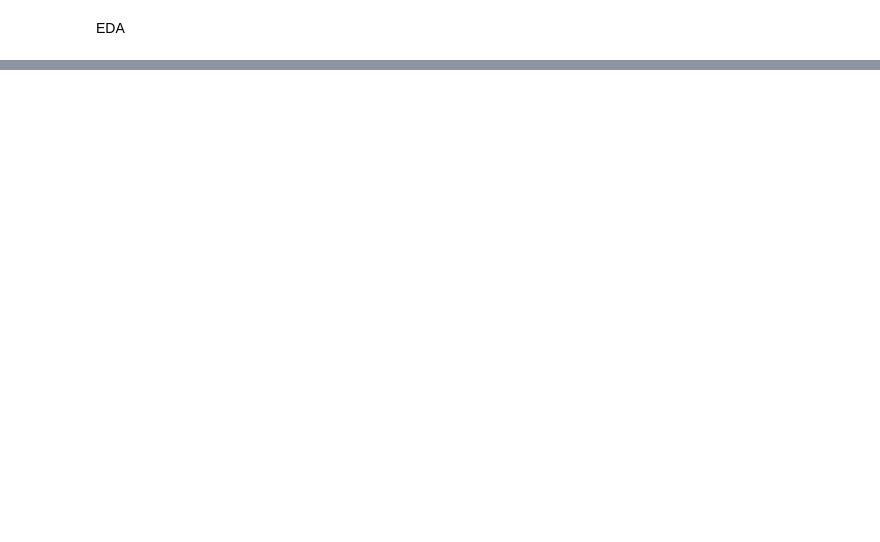
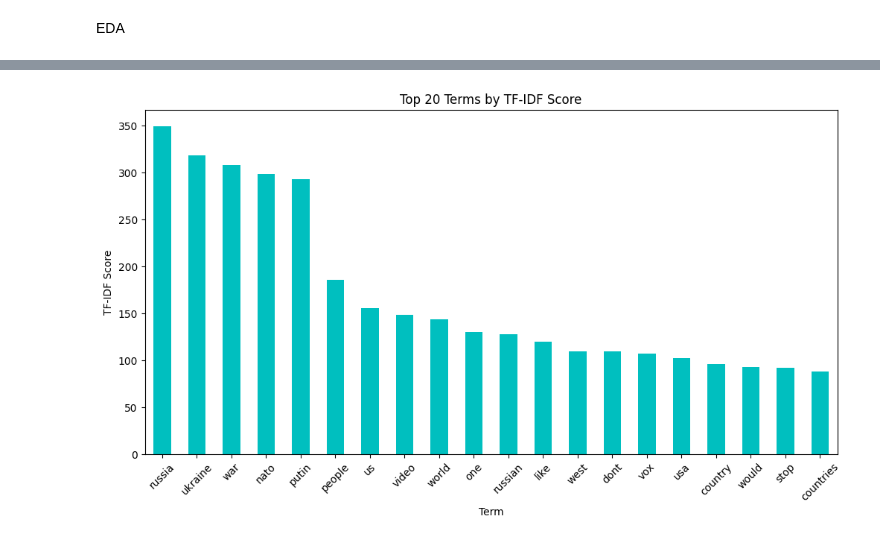
Before and after one commit to shubhamnarkhede/Youtube_Video_Stance_Aanalysis, a Jupyter notebook: YouTube_Data.ipynb, the cells around one changed output, grey strips where cells are left out. Drawn from its saved outputs; the diff is of its cells as text; code cells hidden in the pictures; blank space fills up the shorter version.

```diff
--- a/YouTube_Data.ipynb
+++ b/YouTube_Data.ipynb
@@ -676,0 +779,28 @@ EDA
+# %%
+import pandas as pd
+import matplotlib.pyplot as plt
+
+# Assuming you have a DataFrame 'tfidf_df' with your TF-IDF vectors
+
+# Calculate the sum of TF-IDF values for each term across all documents
+term_sum_tfidf = tfidf_df.sum()
+
+# Sort terms by their total TF-IDF scores in descending order
+sorted_terms = term_sum_tfidf.sort_values(ascending=False)
+
+# Number of top terms to visualize
+top_n = 20  # You can adjust this number as needed
+
+# Select the top terms
+top_terms = sorted_terms.head(top_n)
+
+# Create a bar chart to visualize the top terms and their TF-IDF scores
+plt.figure(figsize=(12, 6))
+top_terms.plot(kind='bar', color='c')
+plt.title(f'Top {top_n} Terms by TF-IDF Score')
+plt.xlabel('Term')
+plt.ylabel('TF-IDF Score')
+plt.xticks(rotation=45)
+plt.show()
+# %% [output]
+[figure, added]
```
Also changed, not shown: parts of 23 cells of this notebook.
